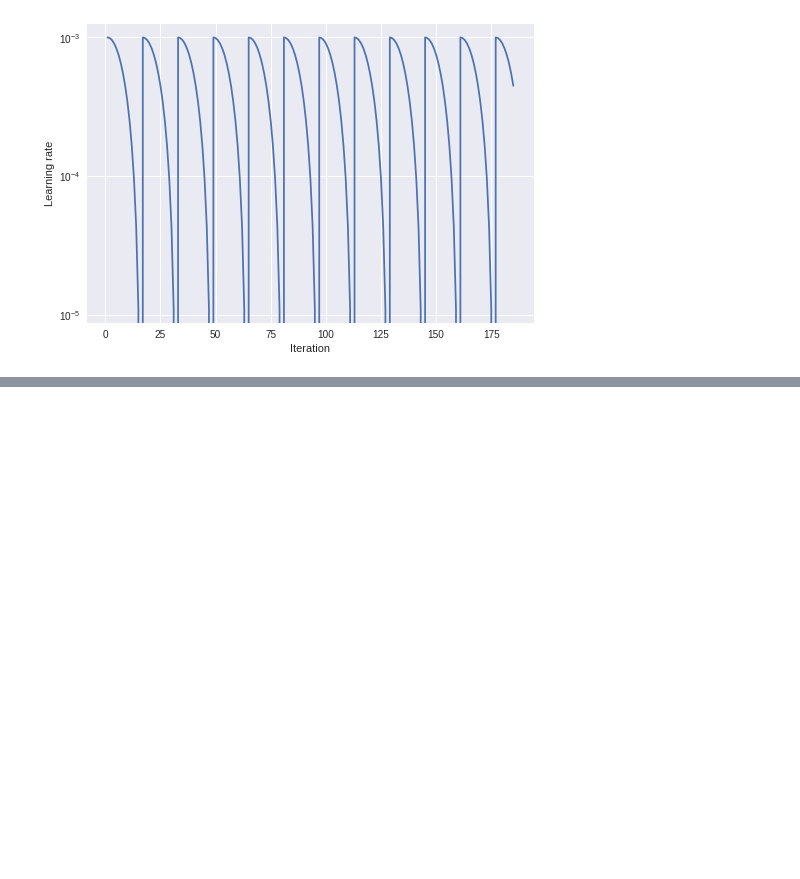
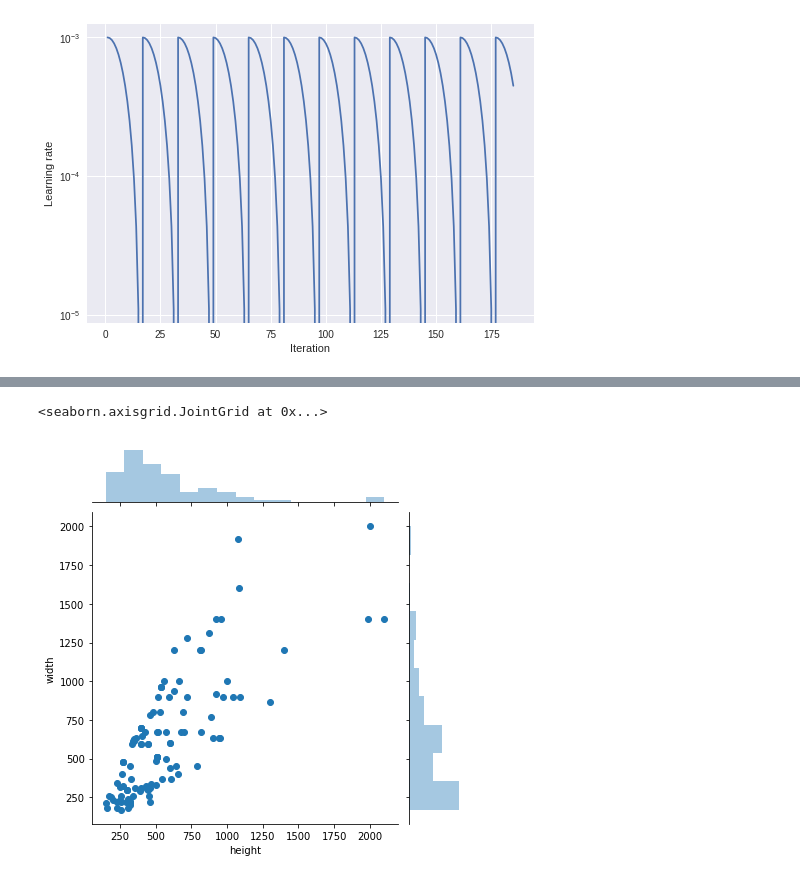
Before and after one commit to amilacsw/fastai-course-amila, a Jupyter notebook: Lesson1.ipynb, the cells around one changed output, grey strips where cells are left out. Cells and saved outputs as stored; diff of their text form; code cells hidden in the pictures; blank space fills up the shorter version.

```diff
--- a/Lesson1.ipynb
+++ b/Lesson1.ipynb
@@ -539,0 +617,5 @@ train_conv.plot_lr()
+# %%
+test_data_generator.plot_image_size_summary()
+# %% [output]
+<seaborn.axisgrid.JointGrid at 0x...>
+[figure, added]
```
Also changed, not shown: parts of 28 cells of this notebook.
